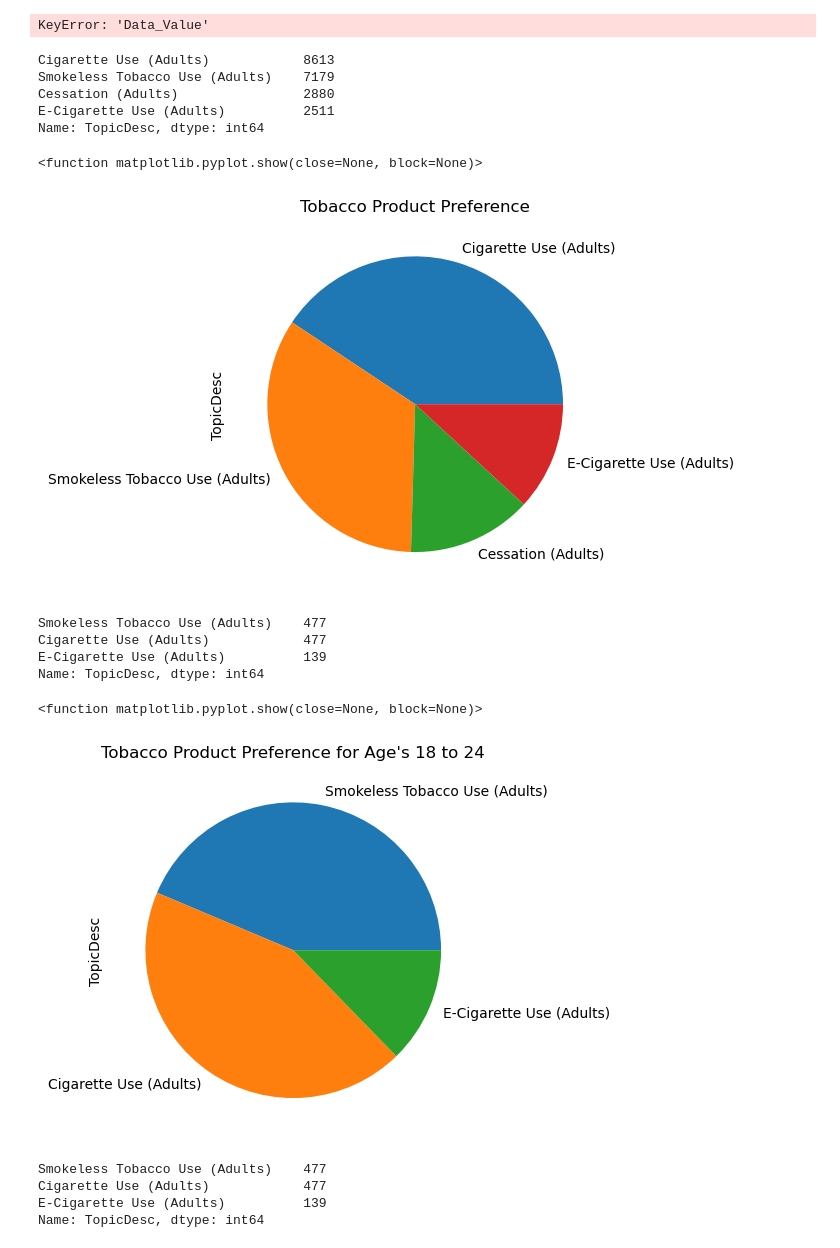
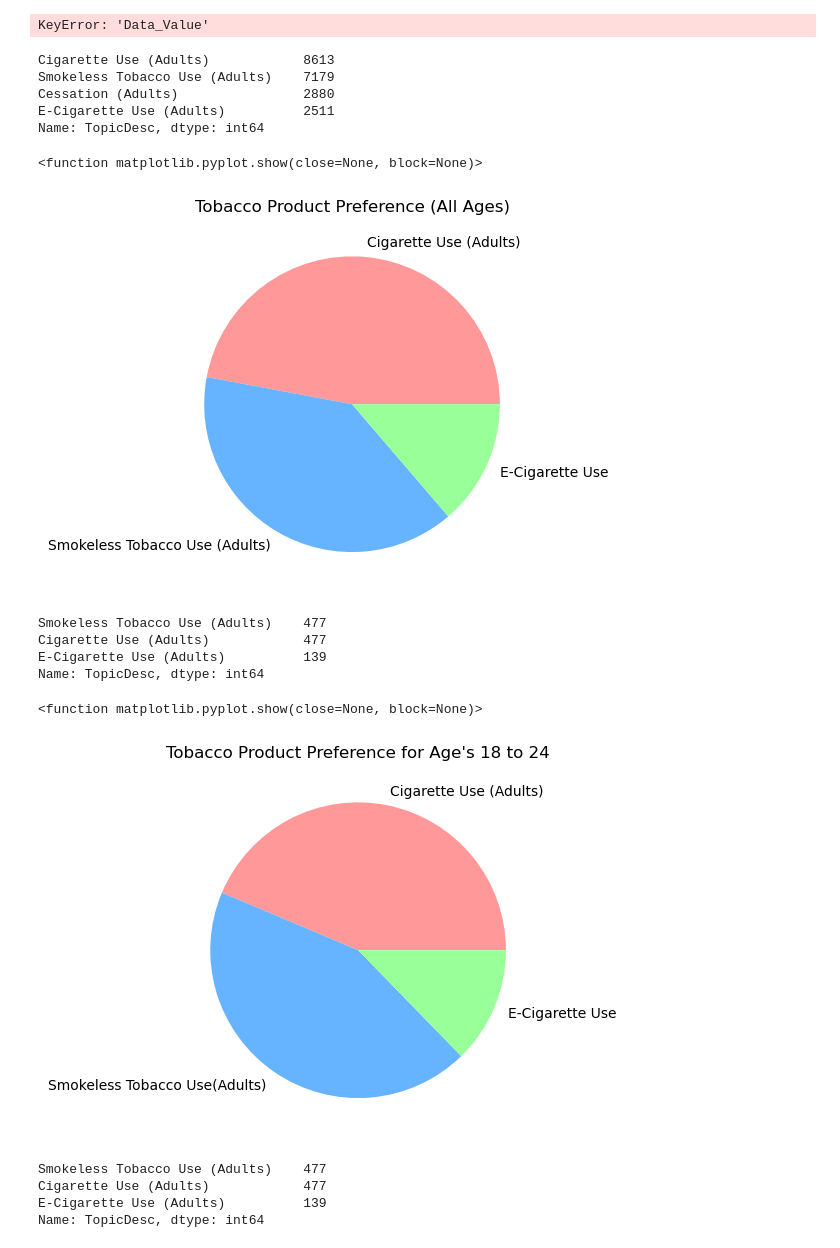
Before and after one commit to nickmille96/Project-1, a Jupyter notebook: Nickprojectcleaningdata.ipynb, the cells around one changed output. Drawn from its saved outputs; the diff is of its cells as text; code cells hidden in the pictures.

```diff
--- a/Nickprojectcleaningdata.ipynb
+++ b/Nickprojectcleaningdata.ipynb
@@ -113,25 +113,30 @@ KeyError: 'Data_Value'
 # %%
 # Pie Chart showing tobacco preference by all ages
 import matplotlib.pyplot as plt
 
 Allages= clean_tobbaco_to_load[clean_tobbaco_to_load["Age"]=="All Ages"]
 
 #group by tobacco product
-productpref= Allages.groupby("TopicDesc")
+#productpref= Allages.groupby("TopicDesc")
 #create pie chart
 productpref=Allages["TopicDesc"].value_counts()
-productpref.plot(kind="pie")
-plt.title("Tobacco Product Preference")
+#remove Cessation
+sizes= [8613,7179,2511]
+labels= ["Cigarette Use (Adults)", "Smokeless Tobacco Use (Adults)","E-Cigarette Use"]
+colors = ['#ff9999','#66b3ff','#99ff99','#ffcc99']
+plt.pie(sizes,labels=labels,colors=colors)
+#productpref.plot(kind="pie")
+plt.title("Tobacco Product Preference (All Ages)")
 print(productpref)
 plt.show
 # %% [output]
 Cigarette Use (Adults)            8613
 Smokeless Tobacco Use (Adults)    7179
 Cessation (Adults)                2880
 E-Cigarette Use (Adults)          2511
 Name: TopicDesc, dtype: int64
 <function matplotlib.pyplot.show(close=None, block=None)>
-[figure, old version]
+[figure, new version]
 # %%
 # Pie Chart showing tobacco preference by all ages
 group1= clean_tobbaco_to_load[clean_tobbaco_to_load["Age"]=="18 to 24 Years"]
@@ -139,8 +144,12 @@ group1= clean_tobbaco_to_load[clean_tobbaco_to_load["Age"]=="18 to 24 Years"]
 #group by tobacco product
 #productpref= group1.groupby("TopicDesc")
 #create pie chart
+
 productpref=group1["TopicDesc"].value_counts()
-productpref.plot(kind="pie")
+sizes= [477,477,139]
+labels= ["Cigarette Use (Adults)", "Smokeless Tobacco Use(Adults)","E-Cigarette Use"]
+colors = ['#ff9999','#66b3ff','#99ff99','#ffcc99']
+plt.pie(sizes,labels=labels,colors=colors)
 plt.title("Tobacco Product Preference for Age's 18 to 24")
 print(productpref)
 plt.show
@@ -150,7 +159,7 @@ Cigarette Use (Adults)            477
 E-Cigarette Use (Adults)          139
 Name: TopicDesc, dtype: int64
 <function matplotlib.pyplot.show(close=None, block=None)>
-[figure, old version]
+[figure, new version]
 # %%
 # Pie Chart showing tobacco preference by all ages
 import matplotlib.pyplot as plt
```
Also changed, not shown: parts of 6 cells of this notebook.
